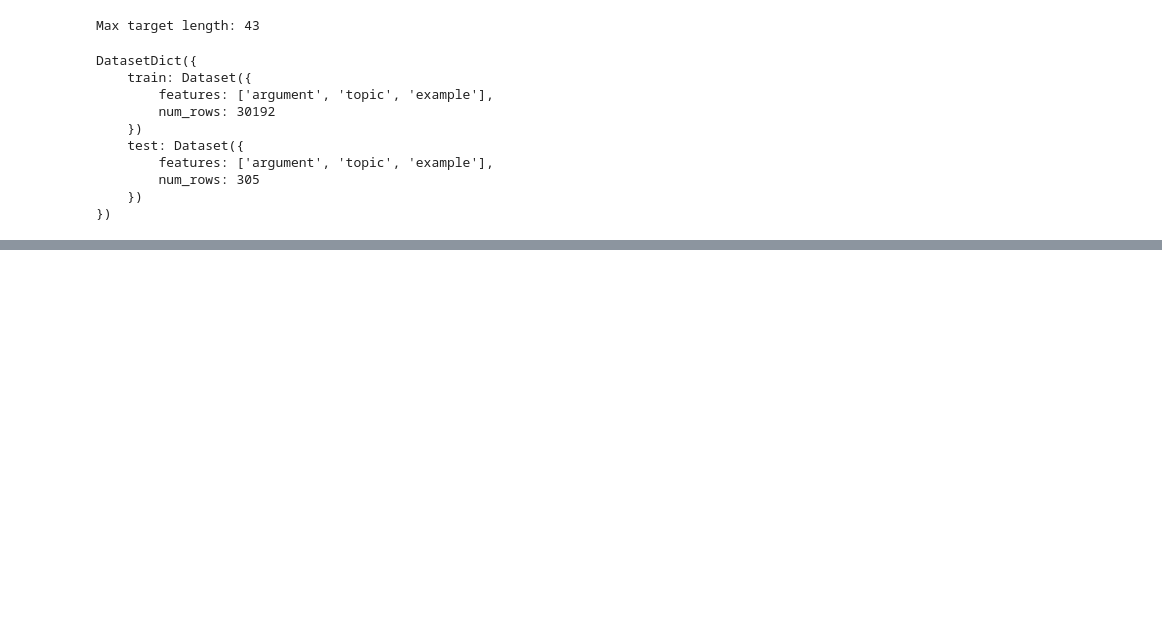
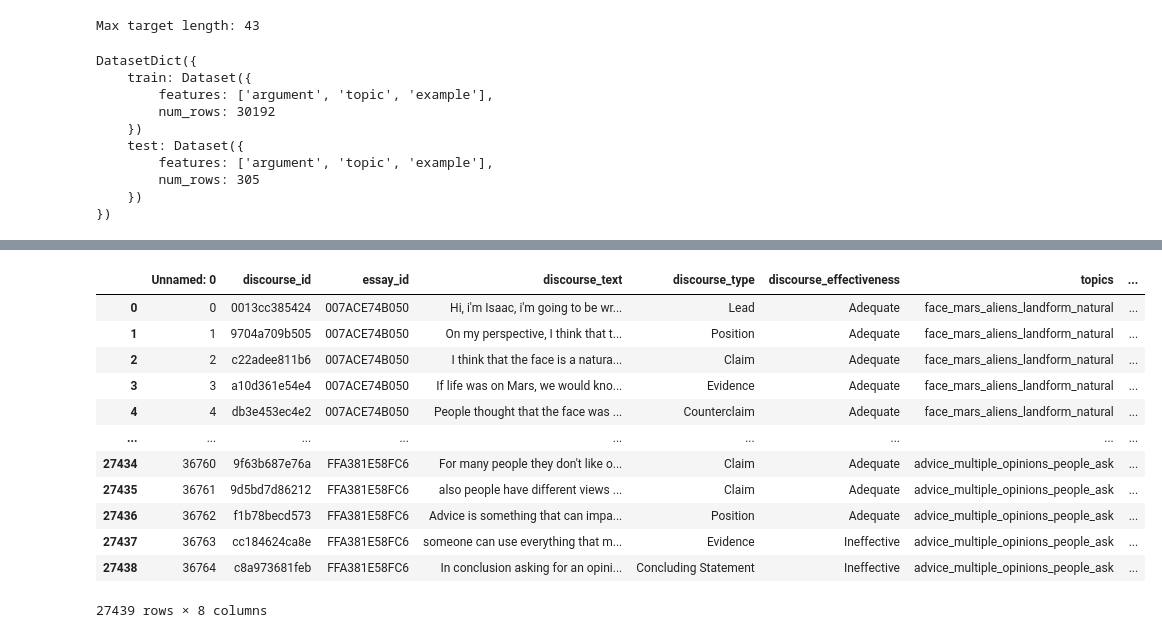
Before and after one commit to anjali-rgpt/argue-better, a Jupyter notebook: ibm30k.ipynb, the cells around one changed output, grey strips where cells are left out. Saved outputs shown, nothing was run; the diff lists cells and outputs as text; code cells hidden in the pictures; blank space fills up the shorter version.

```diff
--- a/ibm30k.ipynb
+++ b/ibm30k.ipynb
@@ -161,3 +160,0 @@ df.sample(3)
-# %%
-df = df.rename(columns={'discourse_text':'argument','predictions':'example'})
-df
@@ -177,0 +161,34 @@ df
+# %%
+type= {0 : "electoral_vote_college_president_votes",
+       1 : "emotions_technology_computer_facial_happy",
+       2 : "venus_planet_earth_author_surface",
+       3 : "face_mars_aliens_landform_natural",
+       4 : "online_students_classes_home_school",
+       5 : "community_service_help_kids_think",
+       6 : "summer_project_projects_students_teachers",
+       7 : "advice_multiple_opinions_people_ask",
+       8 : "cars_driverless_car_driver_driving",
+       9 : "cars_car_usage_smog_paris",
+       10 : "phones_cell_phone_school_policy",
+       11 : "extracurricular_activity_activities_students_school",
+       12 : "luke_seagoing_animals_program_cowboys",
+       13 : "average_sports_play_grade_grades",
+       14 : "driving_phone_texting_cell_phones"}
+
+df['topics'] = df['topics'].map(lambda x: type[x])
+# %%
+df.to_csv('data/effective/dataset_with_best_example_and_topic.csv')
+# %% [output]
+|  | Unnamed: 0 | discourse_id | essay_id | discourse_text | discourse_type | discourse_effectiveness | topics | ... |
+| 0 | 0 | 0013cc385424 | 007ACE74B050 | Hi, i'm Isaac, i'm going to be wr... | Lead | Adequate | face_mars_aliens_landform_natural | ... |
+| 1 | 1 | 9704a709b505 | 007ACE74B050 | On my perspective, I think that t... | Position | Adequate | face_mars_aliens_landform_natural | ... |
+| 2 | 2 | c22adee811b6 | 007ACE74B050 | I think that the face is a natura... | Claim | Adequate | face_mars_aliens_landform_natural | ... |
+| 3 | 3 | a10d361e54e4 | 007ACE74B050 | If life was on Mars, we would kno... | Evidence | Adequate | face_mars_aliens_landform_natural | ... |
+| 4 | 4 | db3e453ec4e2 | 007ACE74B050 | People thought that the face was ... | Counterclaim | Adequate | face_mars_aliens_landform_natural | ... |
+| ... | ... | ... | ... | ... | ... | ... | ... | ... |
+| 27434 | 36760 | 9f63b687e76a | FFA381E58FC6 | For many people they don't like o... | Claim | Adequate | advice_multiple_opinions_people_ask | ... |
+| 27435 | 36761 | 9d5bd7d86212 | FFA381E58FC6 | also people have different views ... | Claim | Adequate | advice_multiple_opinions_people_ask | ... |
+| 27436 | 36762 | f1b78becd573 | FFA381E58FC6 | Advice is something that can impa... | Position | Adequate | advice_multiple_opinions_people_ask | ... |
+| 27437 | 36763 | cc184624ca8e | FFA381E58FC6 | someone can use everything that m... | Evidence | Ineffective | advice_multiple_opinions_people_ask | ... |
+| 27438 | 36764 | c8a973681feb | FFA381E58FC6 | In conclusion asking for an opini... | Concluding Statement | Ineffective | advice_multiple_opinions_people_ask | ... |
+27439 rows × 8 columns
```
Also changed, not shown: parts of 2 cells of this notebook, 2 other files.
